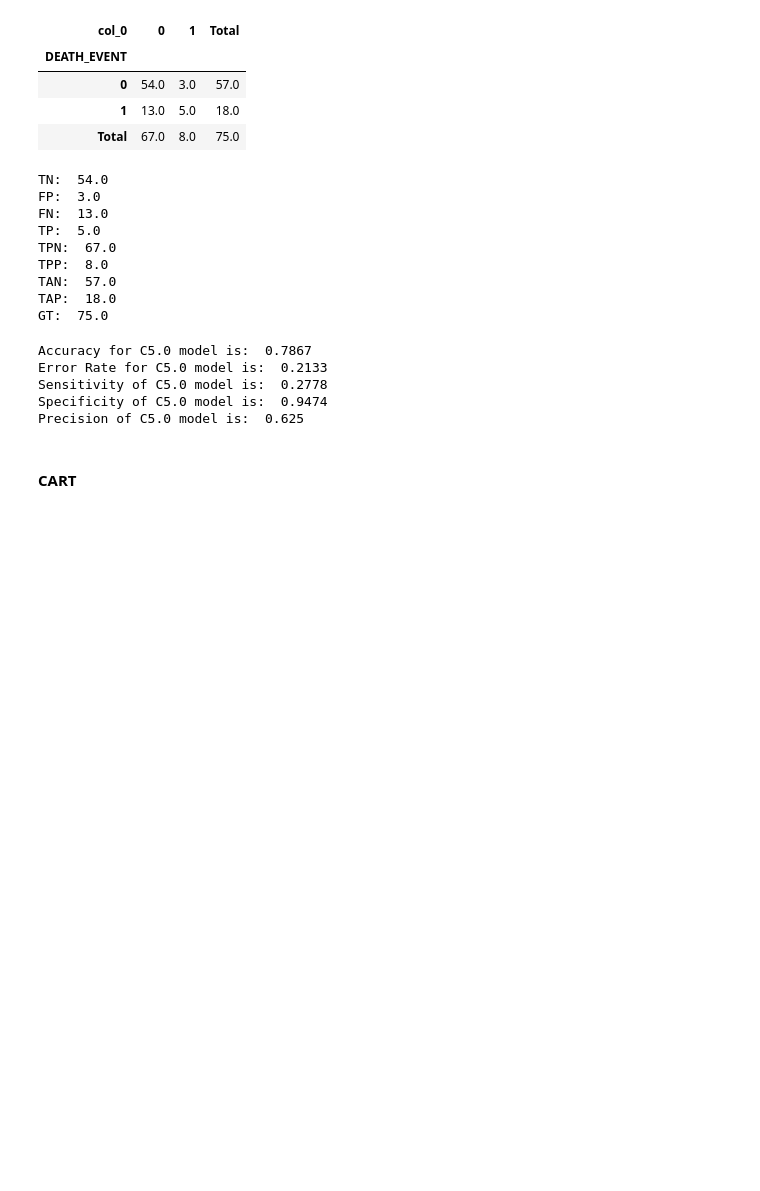
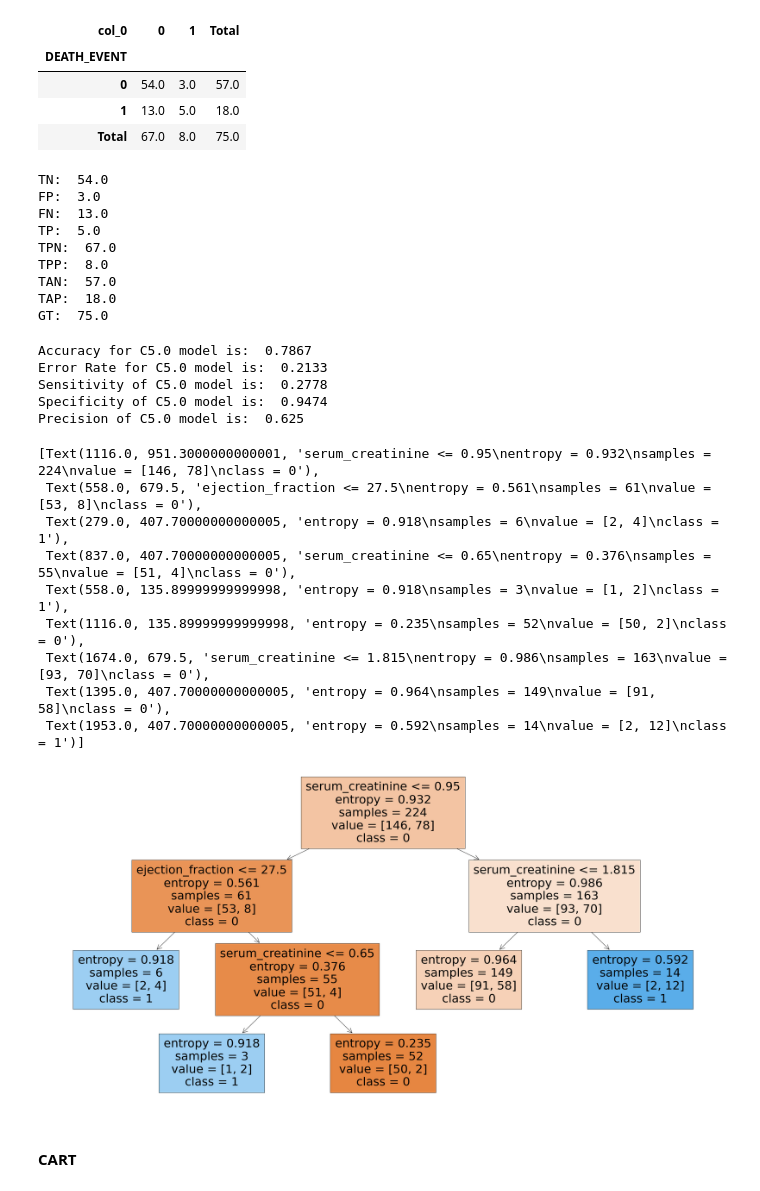
Before and after one commit to seantorres/ADS502FinalProject, a Jupyter notebook: ADS502_Final_Project.ipynb, the cells around one changed output. Drawn from its saved outputs; the diff is of its cells as text; code cells hidden in the pictures; blank space fills up the shorter version.

```diff
--- a/ADS502_Final_Project.ipynb
+++ b/ADS502_Final_Project.ipynb
@@ -490,15 +496,15 @@ test_X = heart_test[['creatinine_phosphokinase','ejection_fraction','platelets',
 #### C5.0
 # %%
 #Building C5.0 algorithm
-c50 = DecisionTreeClassifier(criterion = 'entropy', max_leaf_nodes= 5).fit(train_X, train_y)
+C50 = DecisionTreeClassifier(criterion = 'entropy', max_leaf_nodes= 5).fit(train_X, train_y)
 
-pred_C50_train =c50.predict(train_X)
+#pred_C50_train =c50.predict(train_X)
 
 #Use c5.0 model to predict on test data
-pred_C50_test = c50.predict(test_X)
+pred_C50 = C50.predict(test_X)
 
 #Contingency table
-contingency_C50 = pd.crosstab(heart_test['DEATH_EVENT'],pred_C50_test)
+contingency_C50 = pd.crosstab(heart_test['DEATH_EVENT'],pred_C50)
 
 #Total sum per column:
 contingency_C50.loc['Total',:]= contingency_C50.sum(axis=0)
@@ -565,6 +571,22 @@ Error Rate for C5.0 model is:  0.2133
 Sensitivity of C5.0 model is:  0.2778
 Specificity of C5.0 model is:  0.9474
 Precision of C5.0 model is:  0.625
+# %%
+plt.figure(figsize=(40,20))
+plot_tree(C50, feature_names = train_X.columns, class_names = (train_y['DEATH_EVENT']).astype(str).unique(),
+          filled=True
+          )
+# %% [output]
+[Text(1116.0, 951.3000000000001, 'serum_creatinine <= 0.95\nentropy = 0.932\nsamples = 224\nvalue = [146, 78]\nclass = 0'),
+ Text(558.0, 679.5, 'ejection_fraction <= 27.5\nentropy = 0.561\nsamples = 61\nvalue = [53, 8]\nclass = 0'),
+ Text(279.0, 407.70000000000005, 'entropy = 0.918\nsamples = 6\nvalue = [2, 4]\nclass = 1'),
+ Text(837.0, 407.70000000000005, 'serum_creatinine <= 0.65\nentropy = 0.376\nsamples = 55\nvalue = [51, 4]\nclass = 0'),
+ Text(558.0, 135.89999999999998, 'entropy = 0.918\nsamples = 3\nvalue = [1, 2]\nclass = 1'),
+ Text(1116.0, 135.89999999999998, 'entropy = 0.235\nsamples = 52\nvalue = [50, 2]\nclass = 0'),
+ Text(1674.0, 679.5, 'serum_creatinine <= 1.815\nentropy = 0.986\nsamples = 163\nvalue = [93, 70]\nclass = 0'),
+ Text(1395.0, 407.70000000000005, 'entropy = 0.964\nsamples = 149\nvalue = [91, 58]\nclass = 0'),
+ Text(1953.0, 407.70000000000005, 'entropy = 0.592\nsamples = 14\nvalue = [2, 12]\nclass = 1')]
+[figure, added]
 # %% [markdown]
 
 
```
Also changed, not shown: parts of 18 cells of this notebook.
